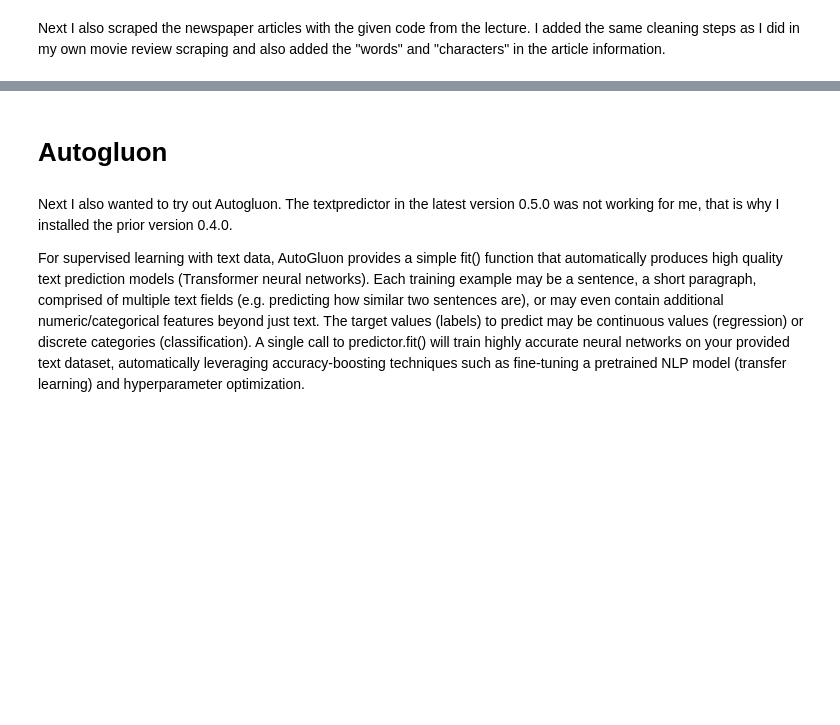
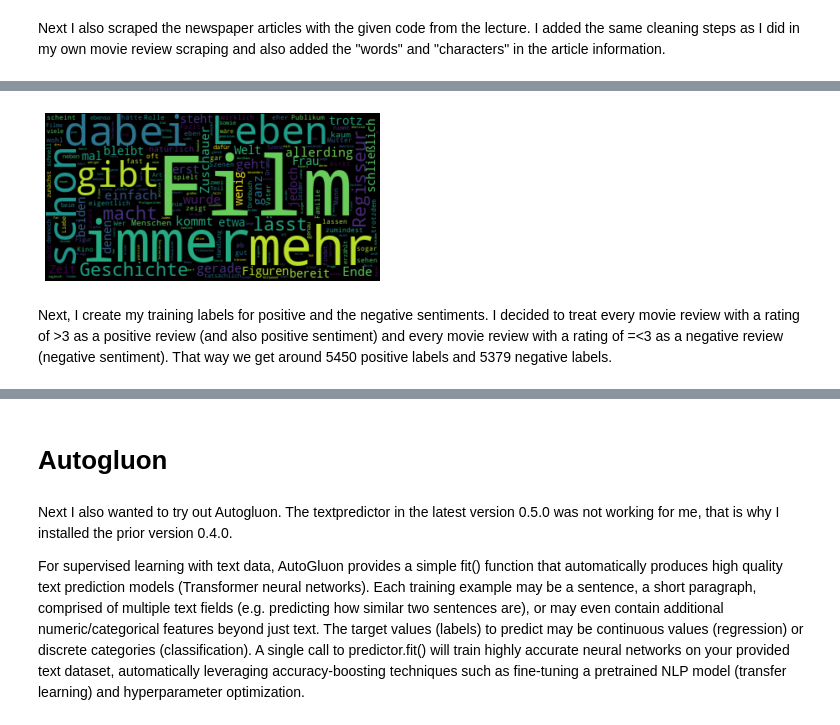
Before and after one commit to Oliss4t/BHT_News_Article_Sentiment_Analysis, a Jupyter notebook: main.ipynb, the cells around one changed output, grey strips where cells are left out. Cells and saved outputs as stored; diff of their text form; code cells hidden in the pictures; blank space fills up the shorter version.

```diff
--- a/main.ipynb
+++ b/main.ipynb
@@ -413,0 +230,13 @@ dfNew.head()
+# %%
+from nltk.corpus import stopwords
+german_stop_words = stopwords.words('german')
+all_review_text = " ".join(review for review in movies.text)
+wordcloud = WordCloud(stopwords=german_stop_words).generate(all_review_text)
+plt.imshow(wordcloud, interpolation='bilinear')
+plt.axis("off")
+plt.savefig('./figs/wordcloud_reviews_without_stopwords.png')
+plt.show()
+# %% [output]
+[figure, added]
+# %% [markdown]
+Next, I create my training labels for positive and the negative sentiments. I decided to treat every movie review with a rating of >3 as a positive review (and also positive sentiment) and every movie review with a rating of =<3 as a negative review (negative sentiment). That way we get around 5450 positive labels and 5379 negative labels.
```
Also changed, not shown: parts of 76 cells of this notebook, 8 other files.
